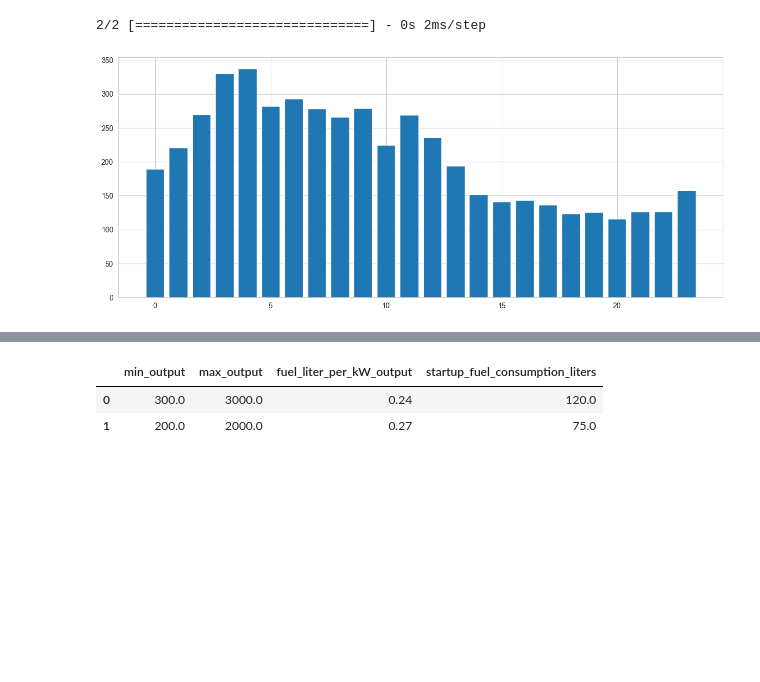
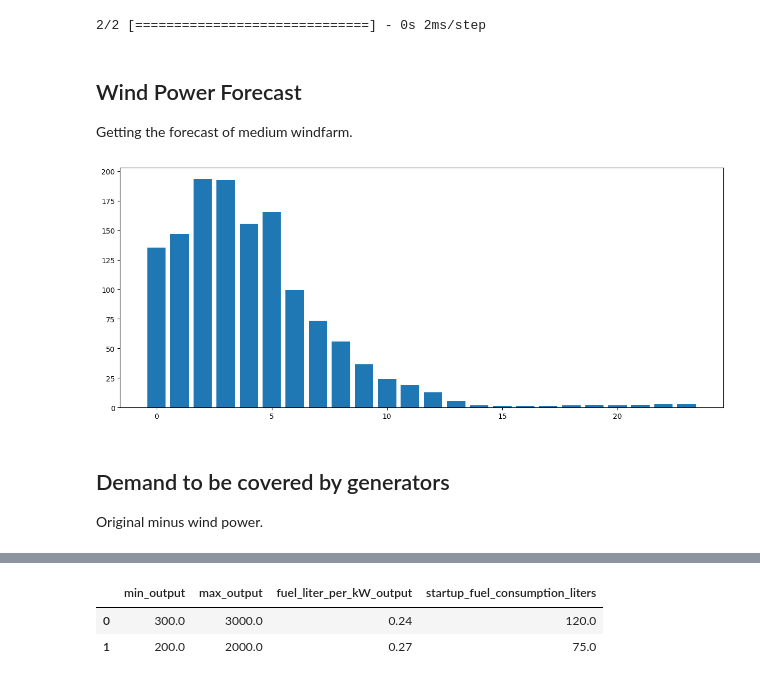
Before and after one commit to KarelMacek/zephyros, a Jupyter notebook: my_notebook.ipynb, the cells around one changed output, grey strips where cells are left out. Drawn from its saved outputs; the diff is of its cells as text; code cells hidden in the pictures; blank space fills up the shorter version.

```diff
--- a/my_notebook.ipynb
+++ b/my_notebook.ipynb
@@ -569,10 +582,10 @@ y.shape
 # %% [markdown]
 ## Training the model
 # %%
-X_temp, X_test, y_temp, y_test = train_test_split(X, y, test_size=0.1, random_state=42)
-
+X_train, X_test, y_train, y_test = train_test_split(X, y, test_size=0.15, random_state=42)
+# Validation set will be covered by default be the k-fold cross validation - see below
 # Split the temporary set into train and validation sets
-X_train, X_val, y_train, y_val = train_test_split(X_temp, y_temp, test_size=0.22222, random_state=42)
+# X_train, X_val, y_train, y_val = train_test_split(X_temp, y_temp, test_size=0.22222, random_state=42)
 # %%
 X_train
 # %% [output]
@@ -615,8 +629,7 @@ model = keras.Sequential([
 ])
 # %%
 model.compile(optimizer='adam',
-              loss='mean_absolute_error',
-              metrics=['mae'])
+              loss='mean_absolute_error')
 # %%
 model.fit(XX, yy, epochs=1000, batch_size=8, validation_split=0.1)
 # %% [output]
@@ -742,3 +720,4 @@ history, model = create_and_fit_model(**study.best_params)
 # %%
-range(study.best_params["num_layers"])
+params = study.best_params
+params
 # %% [output]
@@ -754 +730,10 @@ history.history['val_loss'][-1]
+# %%
+X_train2, X_val, y_train2, y_val = train_test_split(X_train, y_train, test_size=0.1, random_state=42)
+num_layers = params["num_layers"]
+dropout_rate = params["dropout_rate"]
+num_neurons = params["num_neurons"]
+batch_sizes = params["batch_sizes"]
+learning_rate = params["learning_rate"]
+l2_reg = params["l2_reg"]
+history, model = create_and_fit_model(num_layers, dropout_rate, num_neurons, batch_sizes, learning_rate, l2_reg, X_train2, y_train2, X_val, y_val)
 # %%
@@ -818,12 +799,20 @@ a_all = generate_binary_tuples(D)
 y_test_pred = model.predict(X_test)
 # %% [output]
 2/2 [==============================] - 0s 2ms/step
+# %% [markdown]
+## Wind Power Forecast
+Getting the forecast of medium windfarm.
 # %%
-max_windfarm_output = 2_000
+max_windfarm_output = 2_000 # kW - parameter obtained from ChatGPT
+day_index = 0 # you can modify this to try different days, I tested day_index=0 and day_index=4
 wind_farm_output_forecast = max_windfarm_output * y_test_pred[0, :]
 plt.bar(range(len(wind_farm_output_forecast)), wind_farm_output_forecast);
 # %% [output]
-[figure, old version]
+[figure, new version]
+# %% [markdown]
+## Demand to be covered by generators
+
+Original minus wind power.
 # %%
 remaining_demand_forecast = demand_curve - wind_farm_output_forecast
 plt.bar(range(24), remaining_demand_forecast);
```
Also changed, not shown: parts of 48 cells of this notebook.
